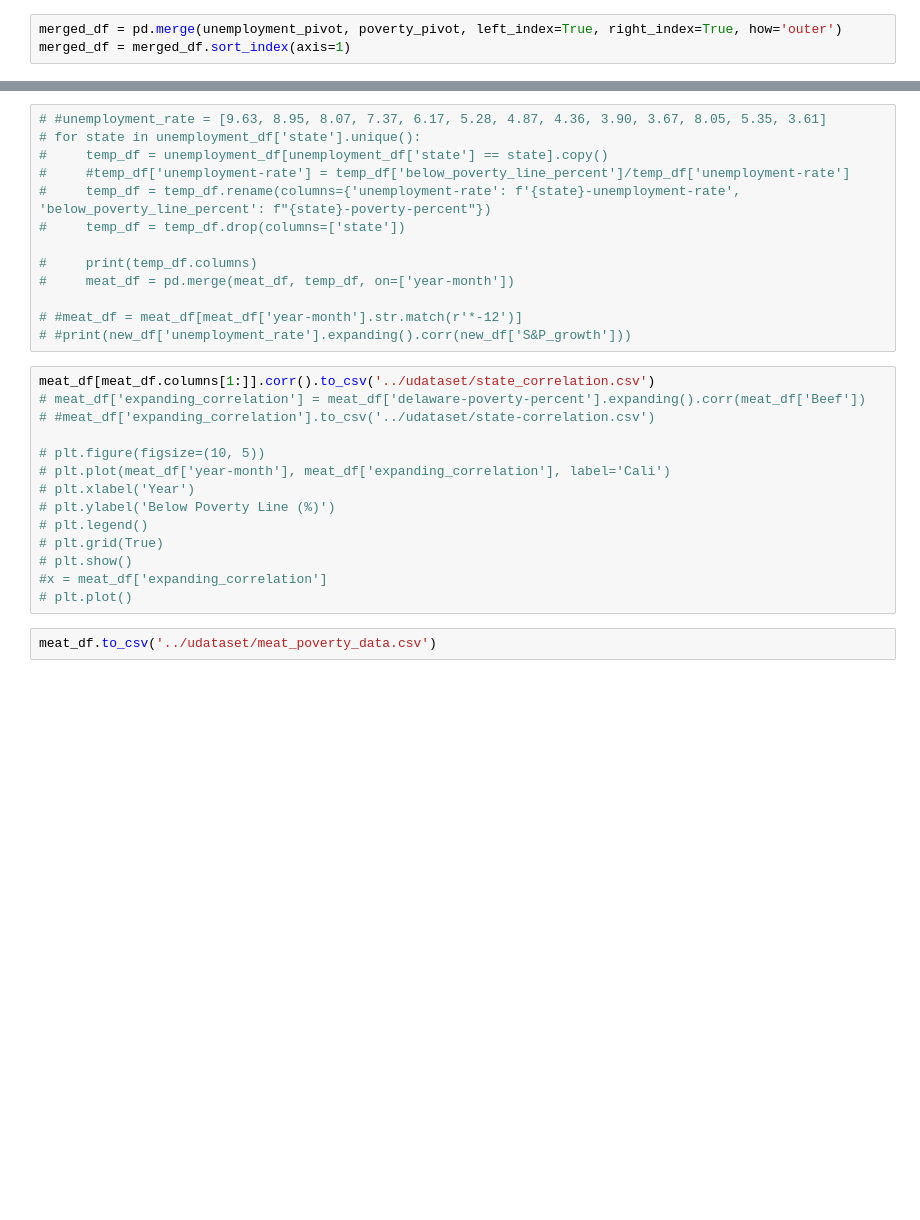
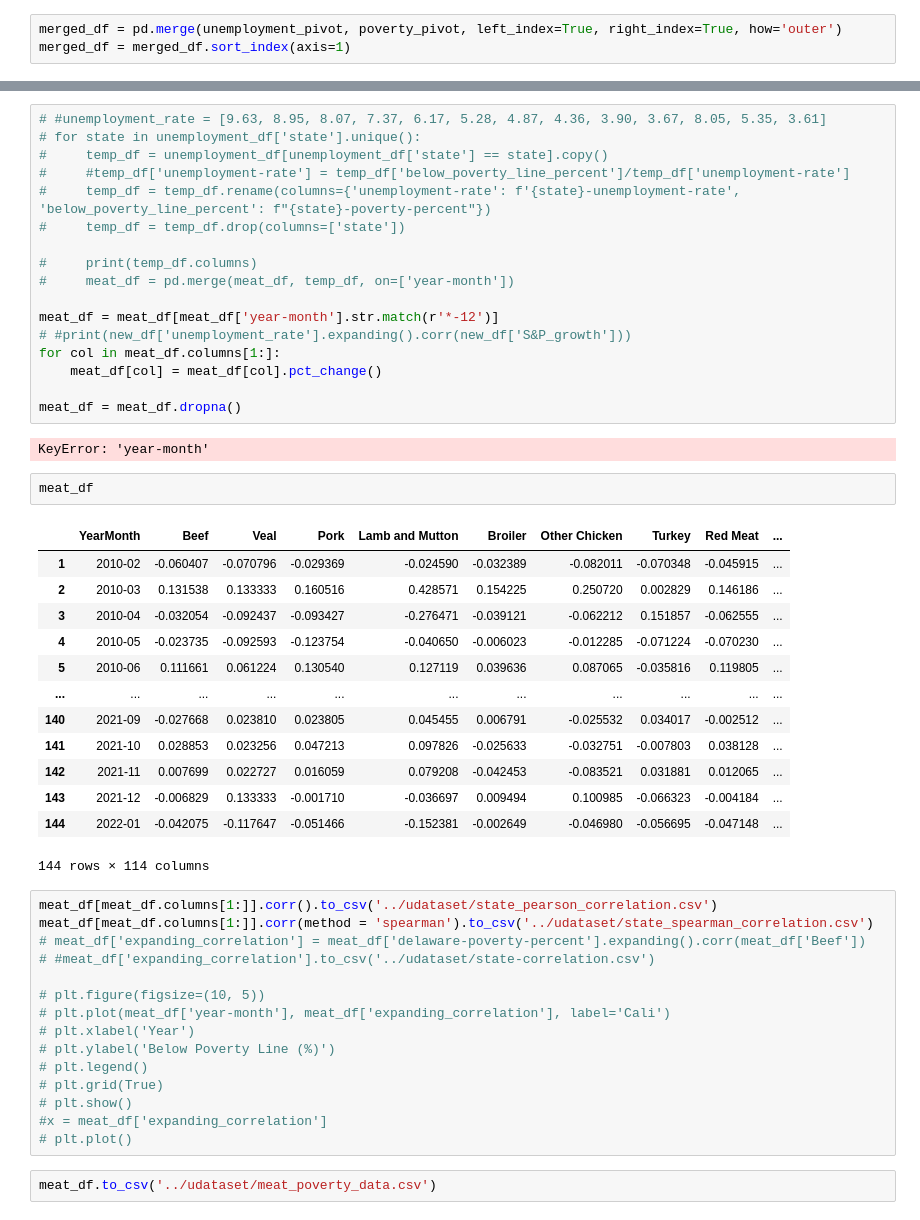
Before and after one commit to SAT-Enjoyers/citadel-datathon, a Jupyter notebook: eda/analyse_meat_poverty.ipynb, the cells around one changed output, grey strips where cells are left out. Saved outputs shown, nothing was run; the diff lists cells and outputs as text; blank space fills up the shorter version.

Commit message:
Updated to calculating correlation with percentage change

```diff
--- a/eda/analyse_meat_poverty.ipynb
+++ b/eda/analyse_meat_poverty.ipynb
@@ -139,10 +139,33 @@ meat_df
 #     print(temp_df.columns)
 #     meat_df = pd.merge(meat_df, temp_df, on=['year-month'])
 
-# #meat_df = meat_df[meat_df['year-month'].str.match(r'*-12')]
+meat_df = meat_df[meat_df['year-month'].str.match(r'*-12')]
 # #print(new_df['unemployment_rate'].expanding().corr(new_df['S&P_growth']))
+for col in meat_df.columns[1:]:
+    meat_df[col] = meat_df[col].pct_change()
+
+meat_df = meat_df.dropna()
+# %% [output]
+KeyError: 'year-month'
+# %%
+meat_df
+# %% [output]
+|  | YearMonth | Beef | Veal | Pork | Lamb and Mutton | Broiler | Other Chicken | Turkey | Red Meat | ... |
+| 1 | 2010-02 | -0.060407 | -0.070796 | -0.029369 | -0.024590 | -0.032389 | -0.082011 | -0.070348 | -0.045915 | ... |
+| 2 | 2010-03 | 0.131538 | 0.133333 | 0.160516 | 0.428571 | 0.154225 | 0.250720 | 0.002829 | 0.146186 | ... |
+| 3 | 2010-04 | -0.032054 | -0.092437 | -0.093427 | -0.276471 | -0.039121 | -0.062212 | 0.151857 | -0.062555 | ... |
+| 4 | 2010-05 | -0.023735 | -0.092593 | -0.123754 | -0.040650 | -0.006023 | -0.012285 | -0.071224 | -0.070230 | ... |
+| 5 | 2010-06 | 0.111661 | 0.061224 | 0.130540 | 0.127119 | 0.039636 | 0.087065 | -0.035816 | 0.119805 | ... |
+| ... | ... | ... | ... | ... | ... | ... | ... | ... | ... | ... |
+| 140 | 2021-09 | -0.027668 | 0.023810 | 0.023805 | 0.045455 | 0.006791 | -0.025532 | 0.034017 | -0.002512 | ... |
+| 141 | 2021-10 | 0.028853 | 0.023256 | 0.047213 | 0.097826 | -0.025633 | -0.032751 | -0.007803 | 0.038128 | ... |
+| 142 | 2021-11 | 0.007699 | 0.022727 | 0.016059 | 0.079208 | -0.042453 | -0.083521 | 0.031881 | 0.012065 | ... |
+| 143 | 2021-12 | -0.006829 | 0.133333 | -0.001710 | -0.036697 | 0.009494 | 0.100985 | -0.066323 | -0.004184 | ... |
+| 144 | 2022-01 | -0.042075 | -0.117647 | -0.051466 | -0.152381 | -0.002649 | -0.046980 | -0.056695 | -0.047148 | ... |
+144 rows × 114 columns
 # %%
-meat_df[meat_df.columns[1:]].corr().to_csv('../udataset/state_correlation.csv')
+meat_df[meat_df.columns[1:]].corr().to_csv('../udataset/state_pearson_correlation.csv')
+meat_df[meat_df.columns[1:]].corr(method = 'spearman').to_csv('../udataset/state_spearman_correlation.csv')
 # meat_df['expanding_correlation'] = meat_df['delaware-poverty-percent'].expanding().corr(meat_df['Beef'])
 # #meat_df['expanding_correlation'].to_csv('../udataset/state-correlation.csv')
 
```
Also changed, not shown: parts of 3 cells of this notebook.
